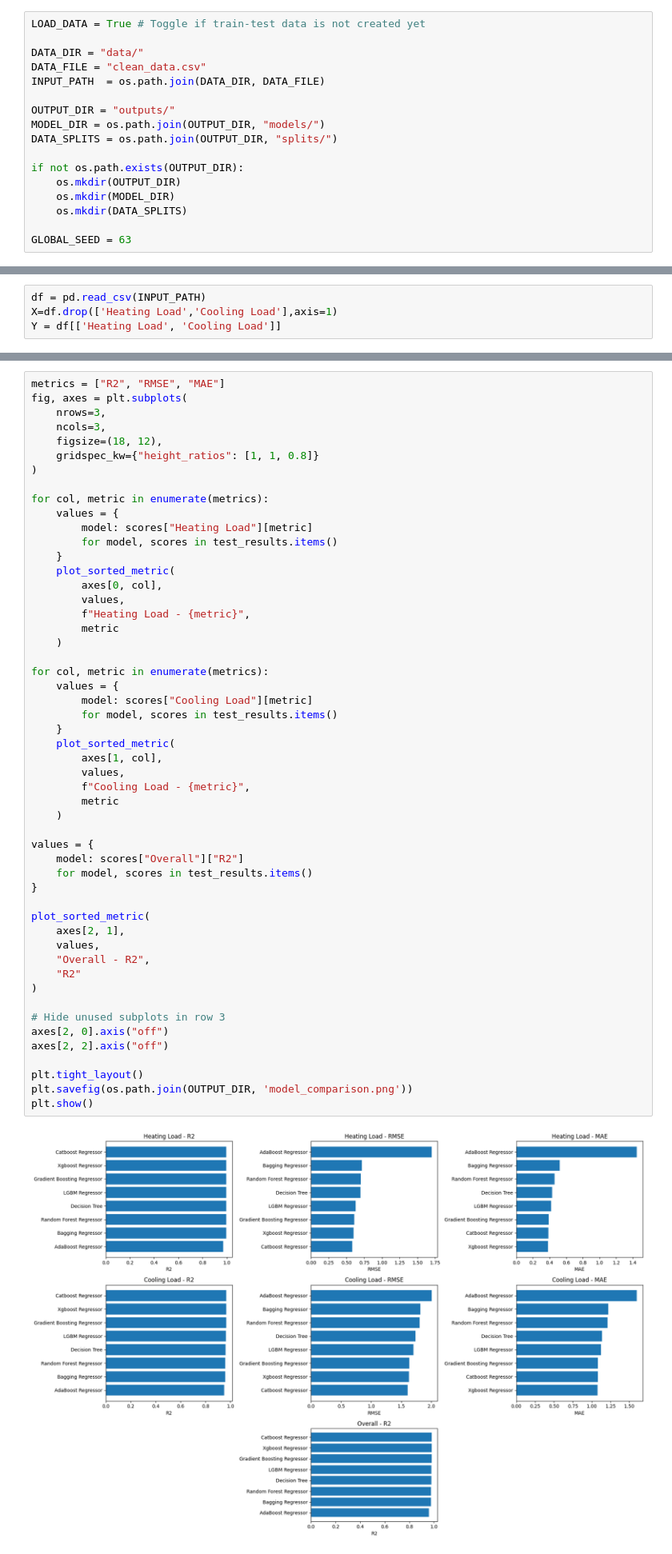
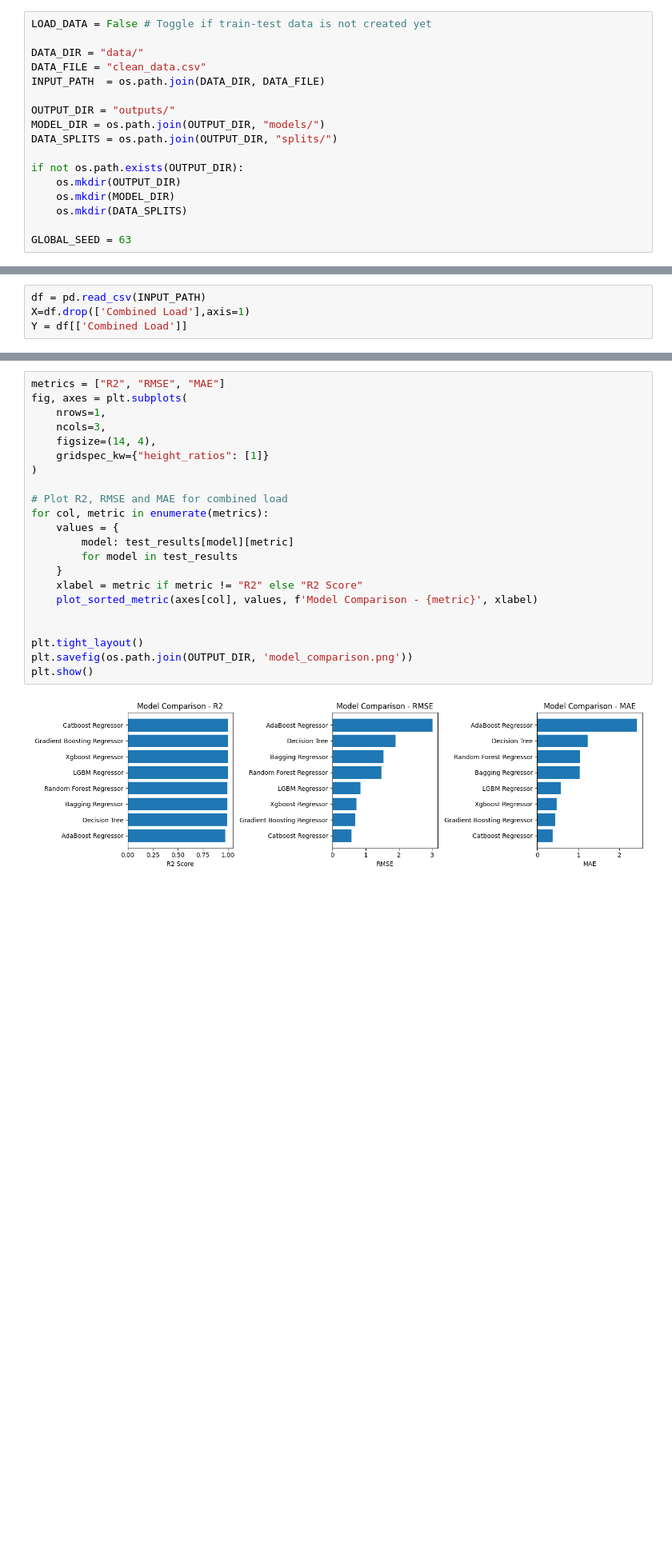
Before and after one commit to fattahzulikram/WQF7009-AA, a Jupyter notebook: modeling.ipynb, the cells around one changed output, grey strips where cells are left out. Shown at 80% size. Cells and saved outputs as stored; diff of their text form; blank space fills up the shorter version.

```diff
--- a/modeling.ipynb
+++ b/modeling.ipynb
@@ -28,7 +27,7 @@ from sklearn.metrics import r2_score, mean_absolute_error, root_mean_squared_err
 # %% [markdown]
 ## Constants
 # %%
-LOAD_DATA = True # Toggle if train-test data is not created yet
+LOAD_DATA = False # Toggle if train-test data is not created yet
 
 DATA_DIR = "data/"
 DATA_FILE = "clean_data.csv"
@@ -54,8 +53,8 @@ set_global_seed()
 ## Data Processing
 # %%
 df = pd.read_csv(INPUT_PATH)
-X=df.drop(['Heating Load','Cooling Load'],axis=1)
-Y = df[['Heating Load', 'Cooling Load']]
+X=df.drop(['Combined Load'],axis=1)
+Y = df[['Combined Load']]
 # %%
 if LOAD_DATA:
     X_train = pd.read_csv(os.path.join(DATA_SPLITS,'X_train.csv'))
@@ -336,57 +326,27 @@ def plot_sorted_metric(ax, values_dict, title, xlabel):
 # %%
 metrics = ["R2", "RMSE", "MAE"]
 fig, axes = plt.subplots(
-    nrows=3,
+    nrows=1,
     ncols=3,
-    figsize=(18, 12),
-    gridspec_kw={"height_ratios": [1, 1, 0.8]}
+    figsize=(14, 4),
+    gridspec_kw={"height_ratios": [1]}
 )
 
+# Plot R2, RMSE and MAE for combined load
 for col, metric in enumerate(metrics):
     values = {
-        model: scores["Heating Load"][metric]
-        for model, scores in test_results.items()
+        model: test_results[model][metric]
+        for model in test_results
     }
-    plot_sorted_metric(
-        axes[0, col],
-        values,
-        f"Heating Load - {metric}",
-        metric
-    )
+    xlabel = metric if metric != "R2" else "R2 Score"
+    plot_sorted_metric(axes[col], values, f'Model Comparison - {metric}', xlabel)
 
-for col, metric in enumerate(metrics):
-    values = {
-        model: scores["Cooling Load"][metric]
-        for model, scores in test_results.items()
-    }
-    plot_sorted_metric(
-        axes[1, col],
-        values,
-        f"Cooling Load - {metric}",
-        metric
-    )
-
-values = {
-    model: scores["Overall"]["R2"]
-    for model, scores in test_results.items()
-}
-
-plot_sorted_metric(
-    axes[2, 1],
-    values,
-    "Overall - R2",
-    "R2"
-)
-
-# Hide unused subplots in row 3
-axes[2, 0].axis("off")
-axes[2, 2].axis("off")
 
 plt.tight_layout()
 plt.savefig(os.path.join(OUTPUT_DIR, 'model_comparison.png'))
 plt.show()
 # %% [output]
-[figure, old version]
+[figure, new version]
 # %% [markdown]
 Based on all the test metrics, Catboost seems to be the best model. So, this will be used for the next tasks.
 # %%
```
Also changed, not shown: parts of 16 cells of this notebook, 3 other files.
